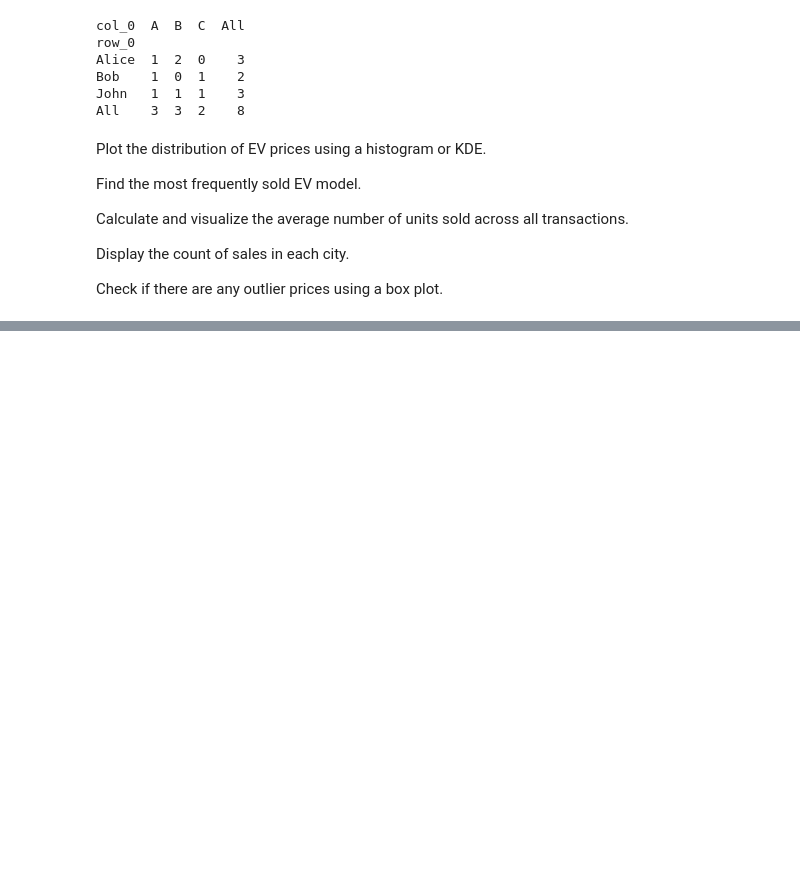
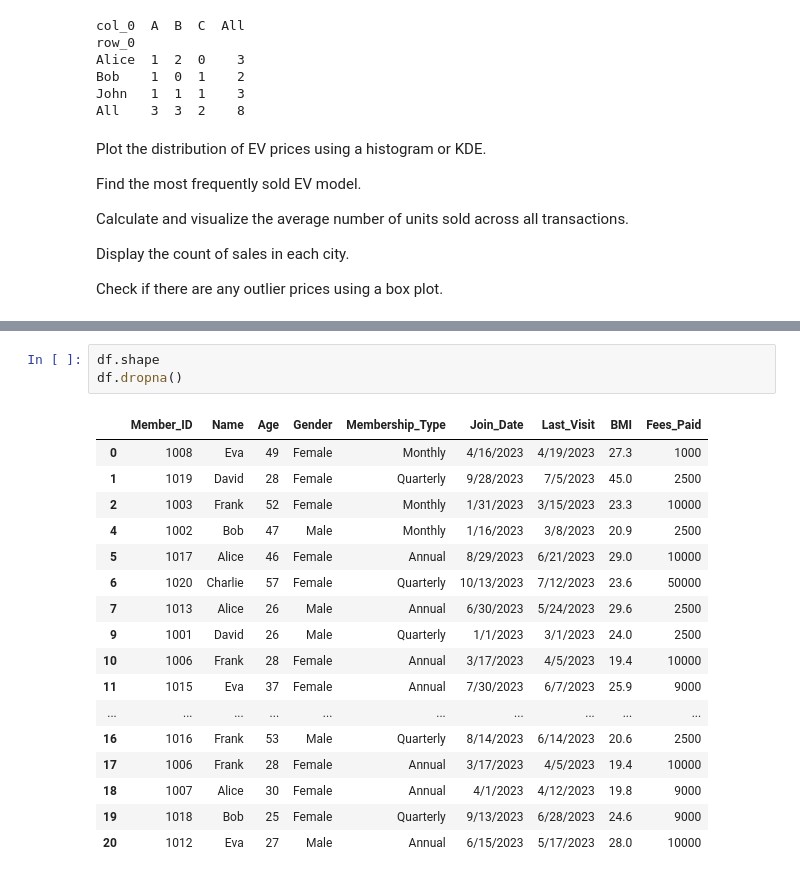
Before and after one commit to harikareddie03/hackathon, a Jupyter notebook: Untitled0.ipynb, the cells around one changed output, grey strips where cells are left out. Cells and saved outputs as stored; diff of their text form; blank space fills up the shorter version.

```diff
--- a/Untitled0.ipynb
+++ b/Untitled0.ipynb
@@ -351,0 +367,21 @@ sns.boxplot(data=ev_sales,x='Price')
+# %%
+df.shape
+df.dropna()
+# %% [output]
+|  | Member_ID | Name | Age | Gender | Membership_Type | Join_Date | Last_Visit | BMI | Fees_Paid |
+| 0 | 1008 | Eva | 49 | Female | Monthly | 4/16/2023 | 4/19/2023 | 27.3 | 1000 |
+| 1 | 1019 | David | 28 | Female | Quarterly | 9/28/2023 | 7/5/2023 | 45.0 | 2500 |
+| 2 | 1003 | Frank | 52 | Female | Monthly | 1/31/2023 | 3/15/2023 | 23.3 | 10000 |
+| 4 | 1002 | Bob | 47 | Male | Monthly | 1/16/2023 | 3/8/2023 | 20.9 | 2500 |
+| 5 | 1017 | Alice | 46 | Female | Annual | 8/29/2023 | 6/21/2023 | 29.0 | 10000 |
+| 6 | 1020 | Charlie | 57 | Female | Quarterly | 10/13/2023 | 7/12/2023 | 23.6 | 50000 |
+| 7 | 1013 | Alice | 26 | Male | Annual | 6/30/2023 | 5/24/2023 | 29.6 | 2500 |
+| 9 | 1001 | David | 26 | Male | Quarterly | 1/1/2023 | 3/1/2023 | 24.0 | 2500 |
+| 10 | 1006 | Frank | 28 | Female | Annual | 3/17/2023 | 4/5/2023 | 19.4 | 10000 |
+| 11 | 1015 | Eva | 37 | Female | Annual | 7/30/2023 | 6/7/2023 | 25.9 | 9000 |
+| ... | ... | ... | ... | ... | ... | ... | ... | ... | ... |
+| 16 | 1016 | Frank | 53 | Male | Quarterly | 8/14/2023 | 6/14/2023 | 20.6 | 2500 |
+| 17 | 1006 | Frank | 28 | Female | Annual | 3/17/2023 | 4/5/2023 | 19.4 | 10000 |
+| 18 | 1007 | Alice | 30 | Female | Annual | 4/1/2023 | 4/12/2023 | 19.8 | 9000 |
+| 19 | 1018 | Bob | 25 | Female | Quarterly | 9/13/2023 | 6/28/2023 | 24.6 | 9000 |
+| 20 | 1012 | Eva | 27 | Male | Annual | 6/15/2023 | 5/17/2023 | 28.0 | 10000 |
```
Also changed, not shown: parts of 7 cells of this notebook.
